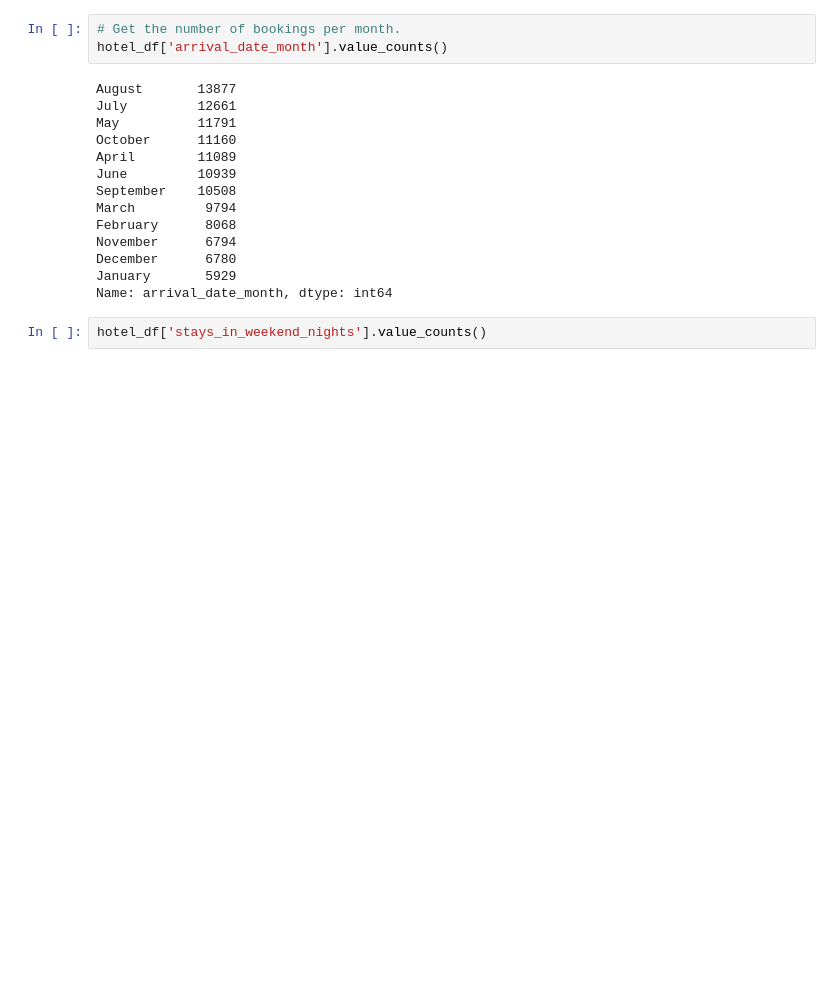
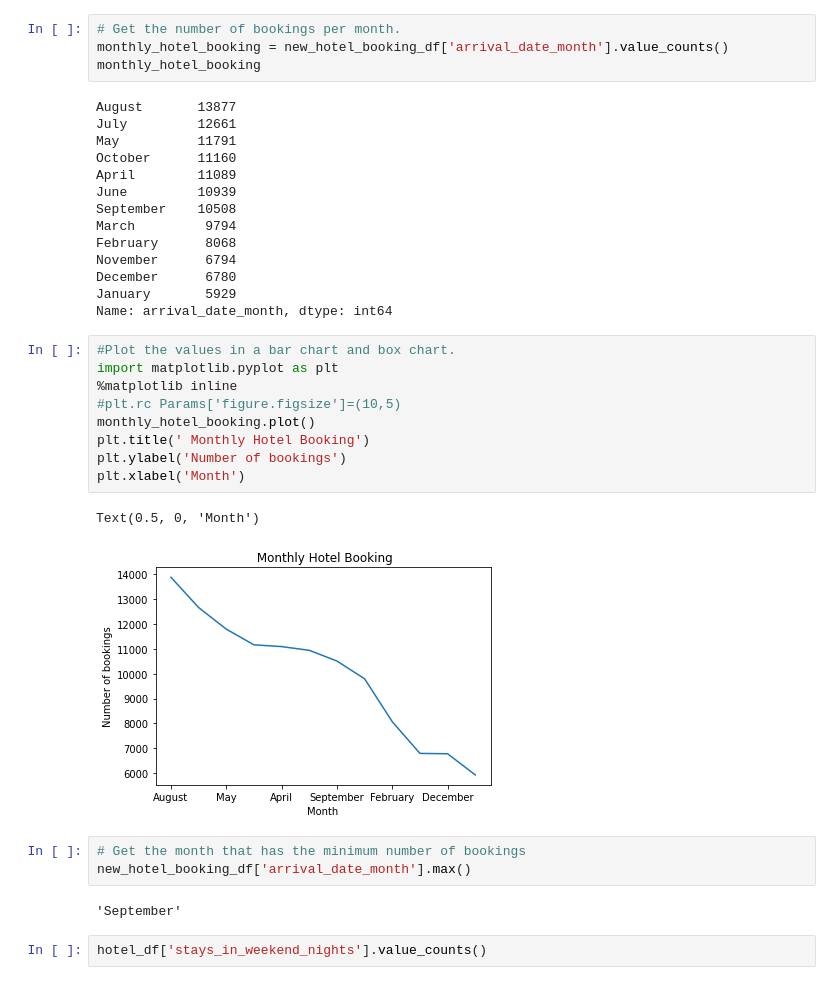
Before and after one commit to SmitaPanigrahi/Hotel-Bookings, a Jupyter notebook: Copy_of_Hotel_Booking_Analysis_Capstone_Project.ipynb, the cells around one changed output. Cells and saved outputs as stored; diff of their text form; blank space fills up the shorter version.

```diff
--- a/Copy_of_Hotel_Booking_Analysis_Capstone_Project.ipynb
+++ b/Copy_of_Hotel_Booking_Analysis_Capstone_Project.ipynb
@@ -101,6 +97,7 @@ memory usage: 3.6+ MB
 # %%
 # Get the number of bookings per month.
-hotel_df['arrival_date_month'].value_counts()
+monthly_hotel_booking = new_hotel_booking_df['arrival_date_month'].value_counts()
+monthly_hotel_booking
 # %% [output]
 August       13877
 July         12661
@@ -115,6 +112,23 @@ November      6794
 December      6780
 January       5929
 Name: arrival_date_month, dtype: int64
+# %%
+#Plot the values in a bar chart and box chart.
+import matplotlib.pyplot as plt
+%matplotlib inline
+#plt.rc Params['figure.figsize']=(10,5)
+monthly_hotel_booking.plot()
+plt.title(' Monthly Hotel Booking')
+plt.ylabel('Number of bookings')
+plt.xlabel('Month')
+# %% [output]
+Text(0.5, 0, 'Month')
+[figure, added]
+# %%
+# Get the month that has the minimum number of bookings
+new_hotel_booking_df['arrival_date_month'].max()
+# %% [output]
+'September'
 # %%
 hotel_df['stays_in_weekend_nights'].value_counts()
 # %% [output]
```
Also changed, not shown: parts of 2 cells of this notebook.
